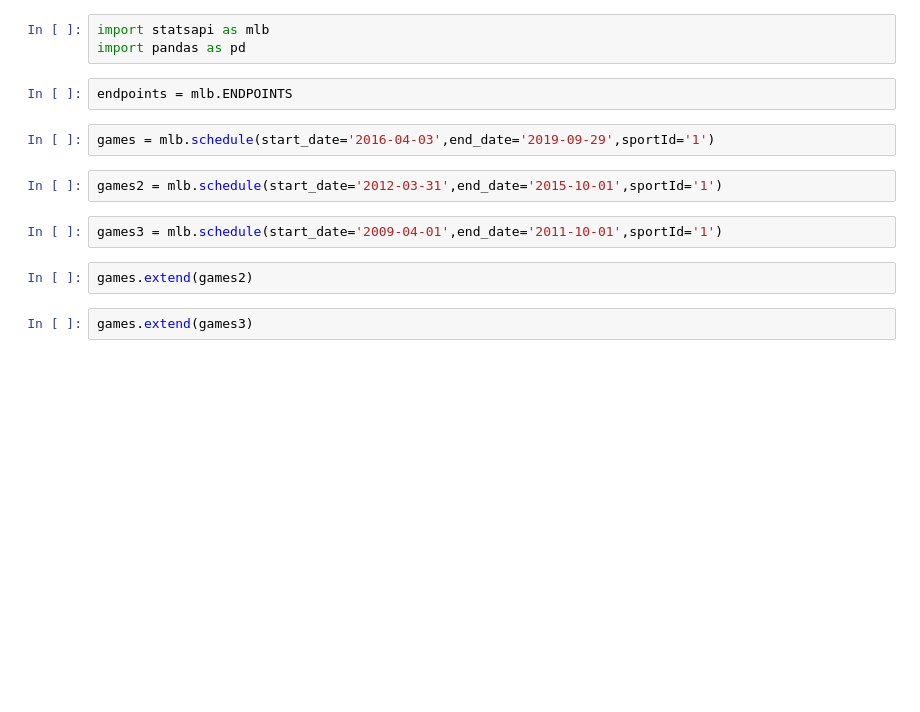
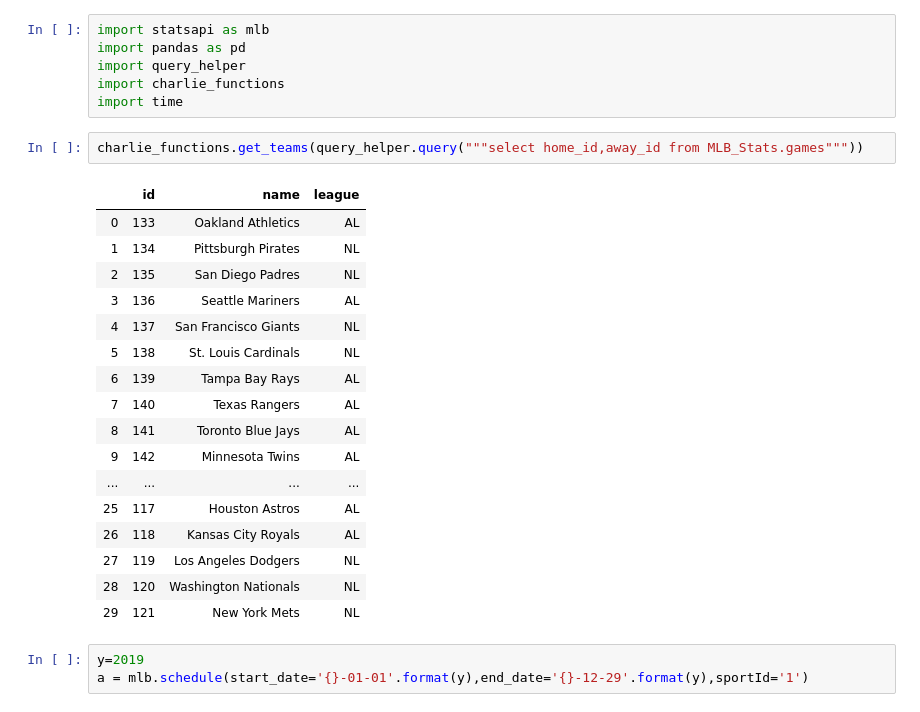
Before and after one commit to schlinkertc/MLB_Stats, a Jupyter notebook: index.ipynb, the cells around one changed output. Saved outputs shown, nothing was run; the diff lists cells and outputs as text; blank space fills up the shorter version.

```diff
--- a/index.ipynb
+++ b/index.ipynb
@@ -1,15 +1,29 @@
 # %%
 import statsapi as mlb
 import pandas as pd
+import query_helper
+import charlie_functions
+import time
-# %%
-endpoints = mlb.ENDPOINTS
+# %%
+charlie_functions.get_teams(query_helper.query("""select home_id,away_id from MLB_Stats.games"""))
+# %% [output]
+|  | id | name | league |
+| 0 | 133 | Oakland Athletics | AL |
+| 1 | 134 | Pittsburgh Pirates | NL |
+| 2 | 135 | San Diego Padres | NL |
+| 3 | 136 | Seattle Mariners | AL |
+| 4 | 137 | San Francisco Giants | NL |
+| 5 | 138 | St. Louis Cardinals | NL |
+| 6 | 139 | Tampa Bay Rays | AL |
+| 7 | 140 | Texas Rangers | AL |
+| 8 | 141 | Toronto Blue Jays | AL |
+| 9 | 142 | Minnesota Twins | AL |
+| ... | ... | ... | ... |
+| 25 | 117 | Houston Astros | AL |
+| 26 | 118 | Kansas City Royals | AL |
+| 27 | 119 | Los Angeles Dodgers | NL |
+| 28 | 120 | Washington Nationals | NL |
+| 29 | 121 | New York Mets | NL |
 # %%
-games = mlb.schedule(start_date='2016-04-03',end_date='2019-09-29',sportId='1')
+y=2019
+a = mlb.schedule(start_date='{}-01-01'.format(y),end_date='{}-12-29'.format(y),sportId='1')
-# %%
-games2 = mlb.schedule(start_date='2012-03-31',end_date='2015-10-01',sportId='1')
-# %%
-games3 = mlb.schedule(start_date='2009-04-01',end_date='2011-10-01',sportId='1')
-# %%
-games.extend(games2)
-# %%
-games.extend(games3)
```
Also changed, not shown: parts of 20 cells of this notebook, 2 other files.
